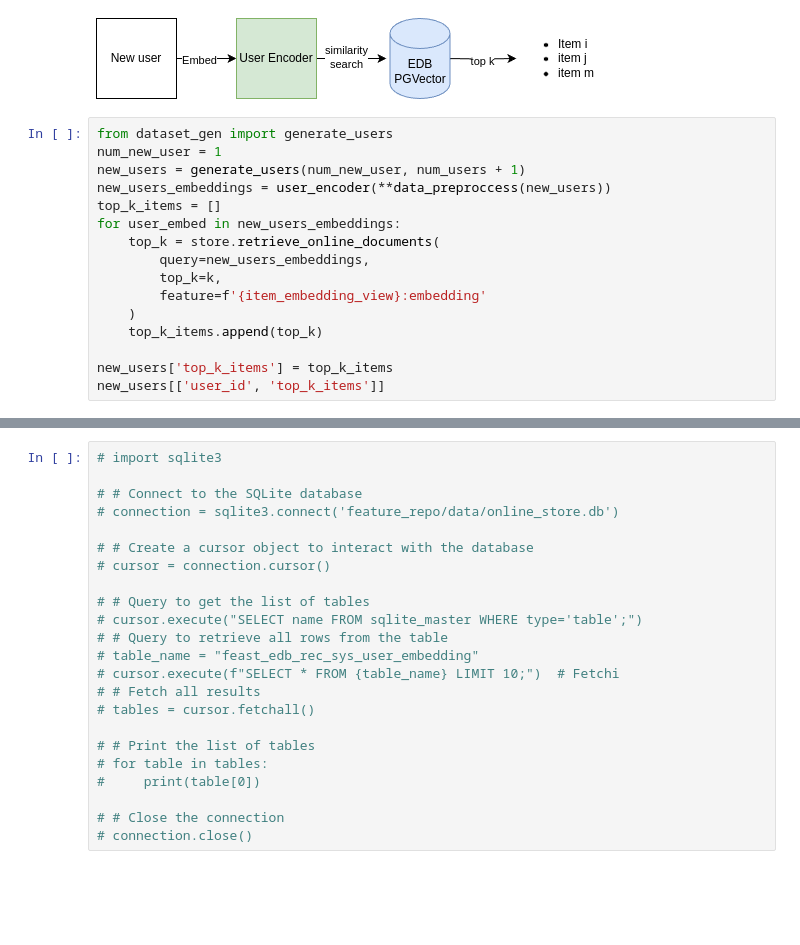
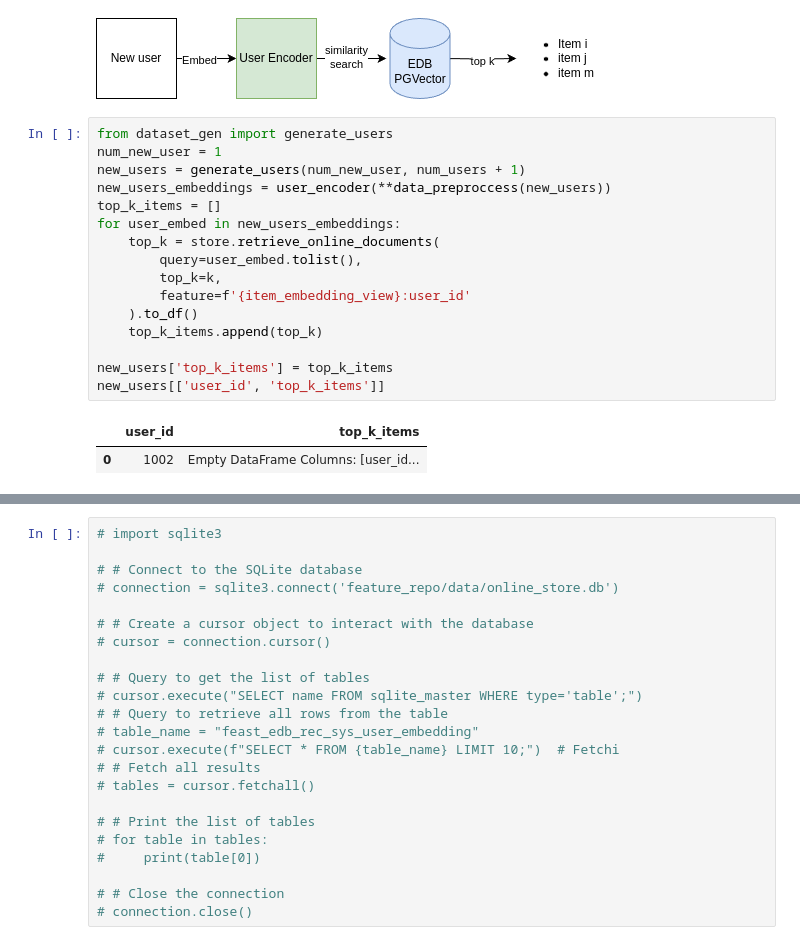
Before and after one commit to RHEcosystemAppEng/feast-edb-demo, a Jupyter notebook: main.ipynb, the cells around one changed output, grey strips where cells are left out. Cells and saved outputs as stored; diff of their text form; blank space fills up the shorter version.

```diff
--- a/main.ipynb
+++ b/main.ipynb
@@ -228,16 +245,19 @@ suggested_items.to_df()
 # %%
 from dataset_gen import generate_users
 num_new_user = 1
 new_users = generate_users(num_new_user, num_users + 1)
 new_users_embeddings = user_encoder(**data_preproccess(new_users))
 top_k_items = []
 for user_embed in new_users_embeddings:
     top_k = store.retrieve_online_documents(
-        query=new_users_embeddings,
+        query=user_embed.tolist(),
         top_k=k,
-        feature=f'{item_embedding_view}:embedding'
-    )
+        feature=f'{item_embedding_view}:user_id'
+    ).to_df()
     top_k_items.append(top_k)
 
 new_users['top_k_items'] = top_k_items
 new_users[['user_id', 'top_k_items']]
+# %% [output]
+|  | user_id | top_k_items |
+| 0 | 1002 | Empty DataFrame Columns: [user_id... |
```
Also changed, not shown: parts of 11 cells of this notebook, 1 other file.
